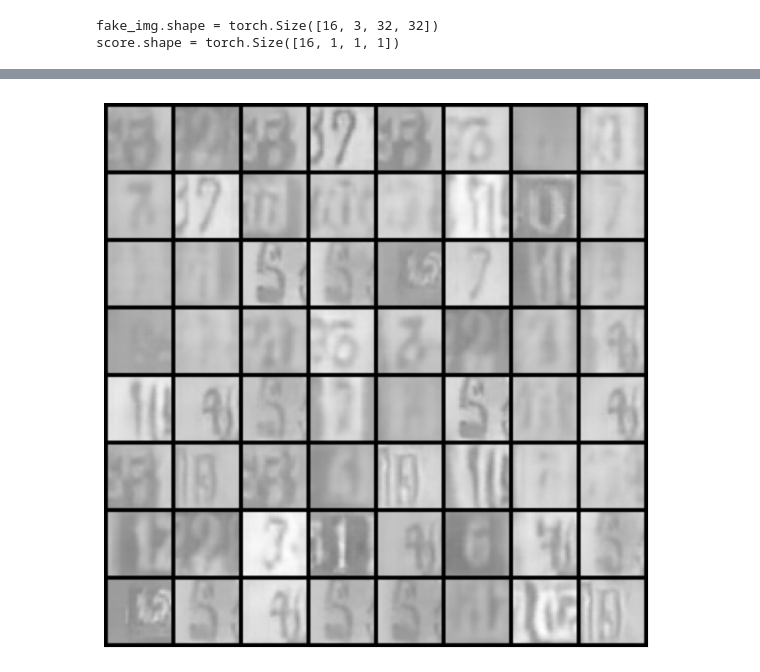
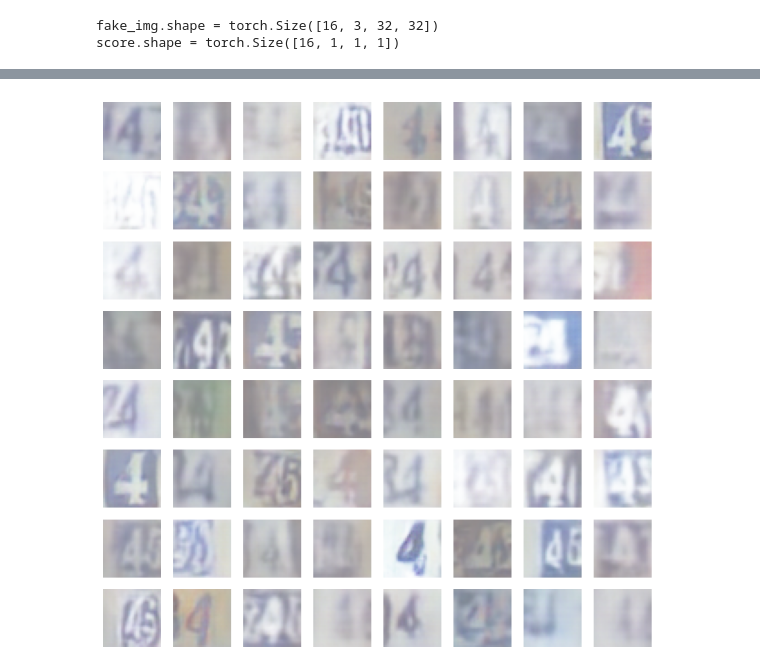
Before and after one commit to FreddieHorn/CudaVisionWS23, a Jupyter notebook: Assignment6/lab6a.ipynb, the cells around one changed output, grey strips where cells are left out. Saved outputs shown, nothing was run; the diff lists cells and outputs as text; code cells hidden in the pictures.

Commit message:
finished training DCGAN 1st task

```diff
--- a/Assignment6/lab6a.ipynb
+++ b/Assignment6/lab6a.ipynb
@@ -477,3 +502,7 @@ KeyboardInterrupt:
+# %%
+with wandb.init(project="DCGAN6a"):
+    trainer.train(train_loader, N_iters = 100)
+wandb.finish()
 # %%
 import imageio
 
@@ -486,13 +515,25 @@ sorted_imgs = sorted(img_list, key=lambda x: int(x.split("_")[1].split(".")[0]))
 for img in sorted_imgs:
     images.append(imageio.imread(os.path.join(img_path, img)))
 imageio.mimsave(os.path.join(img_path, "progress.gif"), images)
-# %%
-imgs = trainer.generate()
-grid = torchvision.utils.make_grid(imgs, nrow=8)
+# %%
+def display_images(imgs, rows, cols):
+    fig = plt.figure(figsize=(10, 10))
+    for i in range(rows * cols):
+        img = imgs[i].detach().cpu().numpy()
+        img = np.transpose(img, (1, 2, 0))  # Change (C, H, W) to (H, W, C) for plotting
+        ax = fig.add_subplot(rows, cols, i+1)
+        ax.axis('off')
+        ax.imshow(img)
+    plt.show()
+# %%
+imgs = trainer.generate(number = 4)
+grid = torchvision.utils.make_grid(imgs, nrow=9)
+# %%
+display_images(imgs, rows=8, cols=8)  # Adjust rows and cols as needed
+# %% [output]
+[figure, added]
 # %%
-plt.figure(figsize=(9,9))
-plt.imshow(grid[0].cpu(), cmap="gray")
-plt.axis("off")
-plt.show()
+# plt.figure(figsize=(9,9))
+# plt.imshow(grid.cpu())
+# plt.axis("off")
+# plt.show()
-# %% [output]
-[figure, removed]
```
Also changed, not shown: parts of 18 cells of this notebook.
